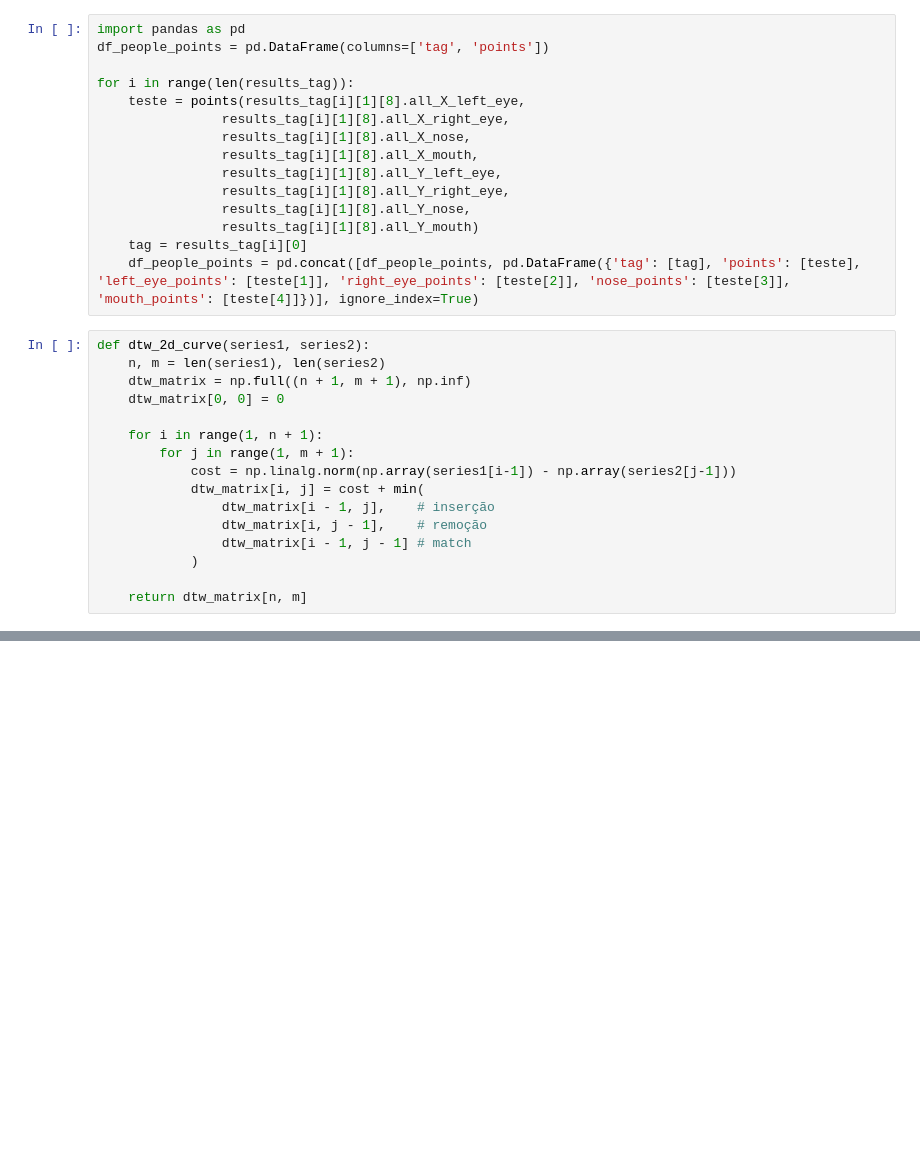
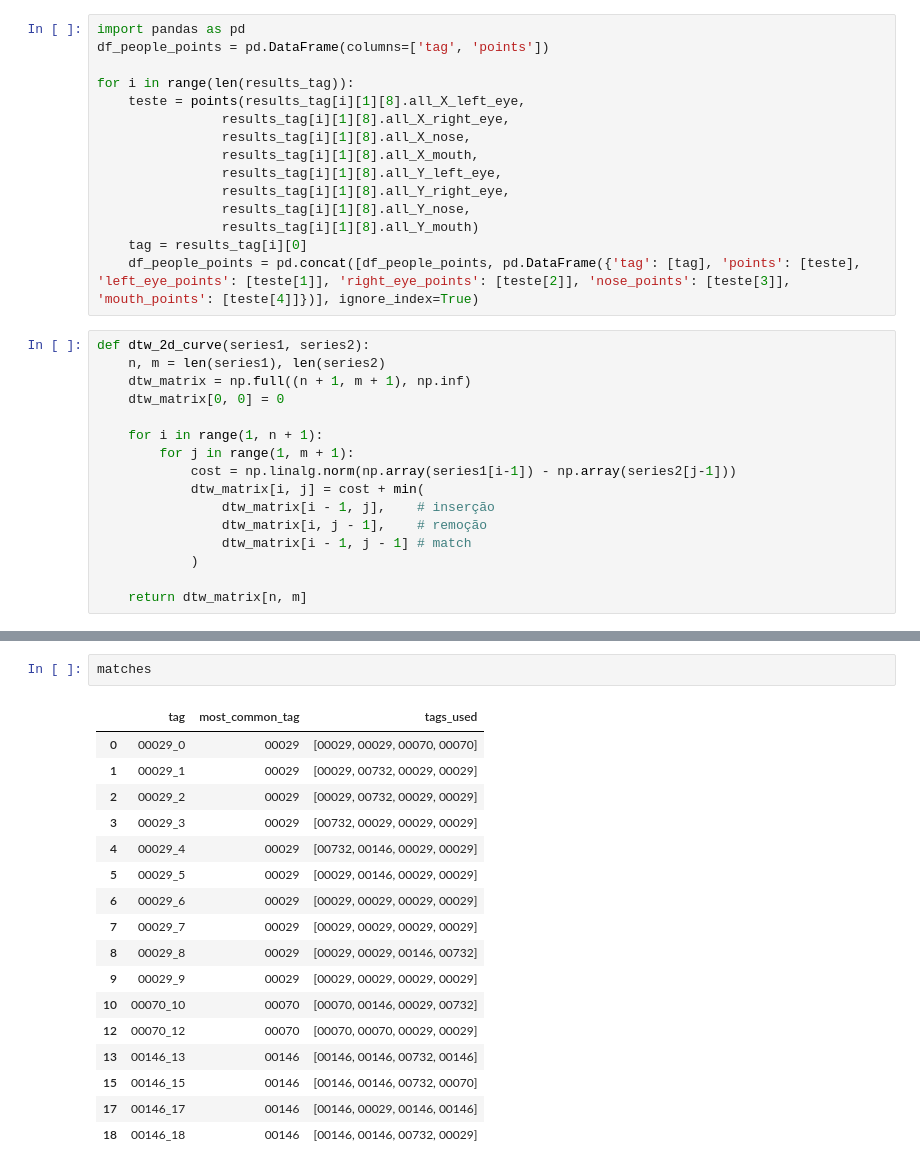
Before and after one commit to MariaLuizaLogrado/PVA, a Jupyter notebook: face_recognition_parts.ipynb, the cells around one changed output, grey strips where cells are left out. Cells and saved outputs as stored; diff of their text form; blank space fills up the shorter version.

```diff
--- a/face_recognition_parts.ipynb
+++ b/face_recognition_parts.ipynb
@@ -321,0 +290,20 @@ Pessoa 00732_23: Tag mais comum = 00732_20, Usadas = ['00146_14', '00732_20', '0
+# %%
+matches
+# %% [output]
+|  | tag | most_common_tag | tags_used |
+| 0 | 00029_0 | 00029 | [00029, 00029, 00070, 00070] |
+| 1 | 00029_1 | 00029 | [00029, 00732, 00029, 00029] |
+| 2 | 00029_2 | 00029 | [00029, 00732, 00029, 00029] |
+| 3 | 00029_3 | 00029 | [00732, 00029, 00029, 00029] |
+| 4 | 00029_4 | 00029 | [00732, 00146, 00029, 00029] |
+| 5 | 00029_5 | 00029 | [00029, 00146, 00029, 00029] |
+| 6 | 00029_6 | 00029 | [00029, 00029, 00029, 00029] |
+| 7 | 00029_7 | 00029 | [00029, 00029, 00029, 00029] |
+| 8 | 00029_8 | 00029 | [00029, 00029, 00146, 00732] |
+| 9 | 00029_9 | 00029 | [00029, 00029, 00029, 00029] |
+| 10 | 00070_10 | 00070 | [00070, 00146, 00029, 00732] |
+| 12 | 00070_12 | 00070 | [00070, 00070, 00029, 00029] |
+| 13 | 00146_13 | 00146 | [00146, 00146, 00732, 00146] |
+| 15 | 00146_15 | 00146 | [00146, 00146, 00732, 00070] |
+| 17 | 00146_17 | 00146 | [00146, 00029, 00146, 00146] |
+| 18 | 00146_18 | 00146 | [00146, 00146, 00732, 00029] |
```
Also changed, not shown: parts of 13 cells of this notebook, 1 other file.
